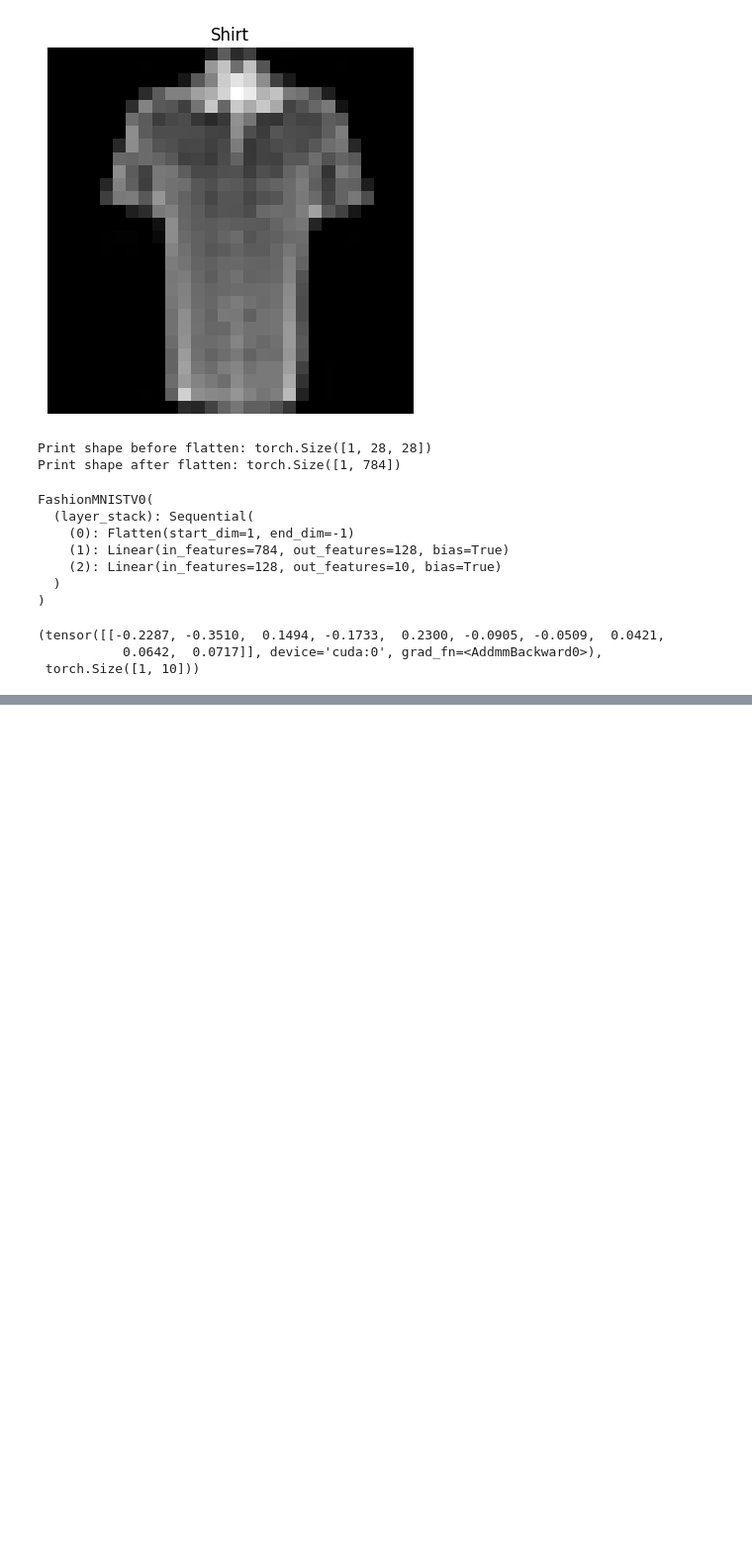
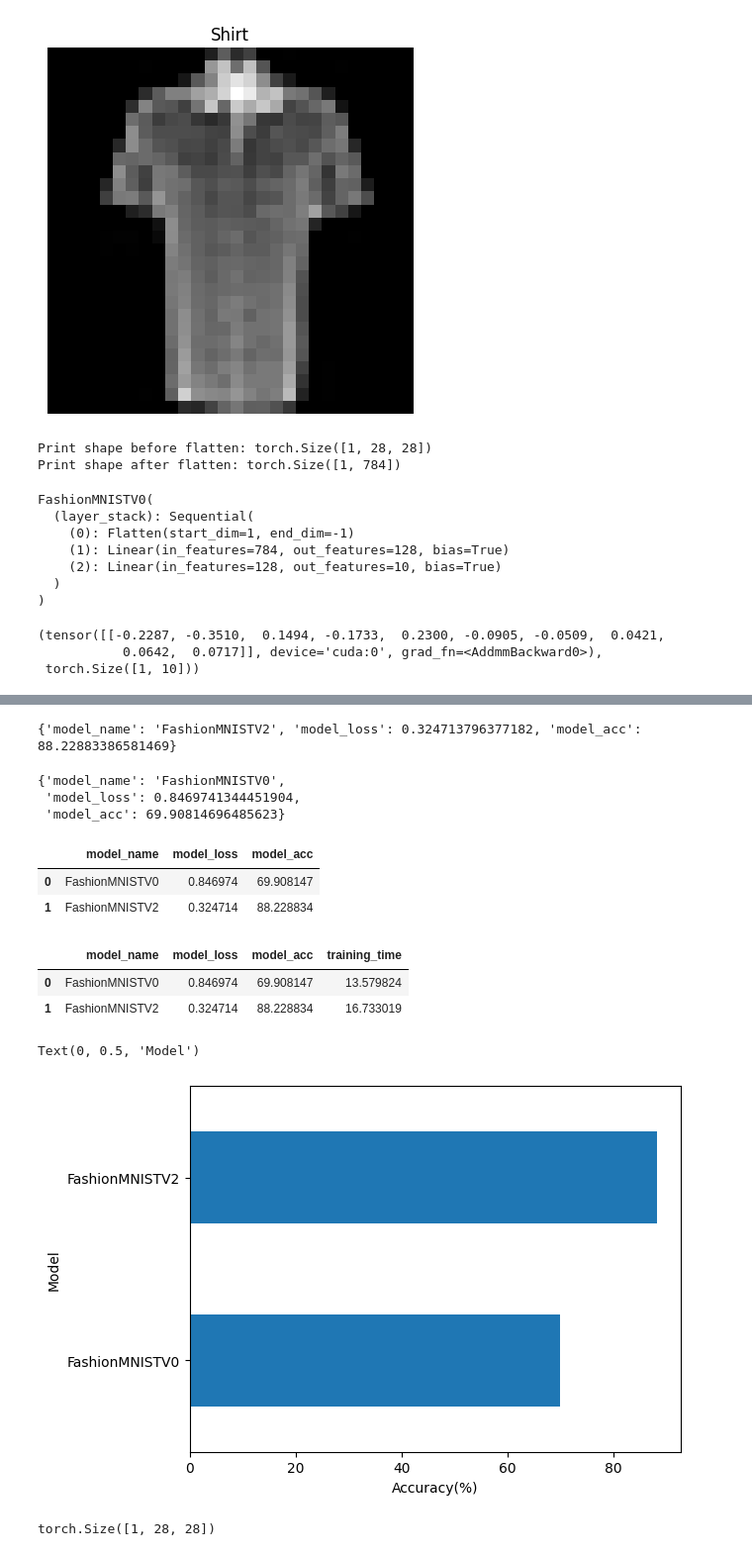
Before and after one commit to kvnptl/pytorch-practice, a Jupyter notebook: 03_pytorch_computer_vision.ipynb, the cells around one changed output, grey strips where cells are left out. Shown at 99% size. Cells and saved outputs as stored; diff of their text form; code cells hidden in the pictures; blank space fills up the shorter version.

```diff
--- a/03_pytorch_computer_vision.ipynb
+++ b/03_pytorch_computer_vision.ipynb
@@ -373,0 +571,8 @@ print(model_0_results)
+# %%
+# loss and optimizer
+from helper_functions import accuracy_fn
+
+loss_fn = nn.CrossEntropyLoss()
+
+optimizer = torch.optim.SGD(params=model_2.parameters(),
+                            lr=0.1)
@@ -373,0 +620,43 @@ print(model_0_results)
+# %%
+model_2_results = eval_model(model=model_2,
+                             dataloader=test_dataloader,
+                             loss_fn=loss_fn,
+                             accuracy_fn=accuracy_fn)
+print(model_2_results)
+# %% [output]
+{'model_name': 'FashionMNISTV2', 'model_loss': 0.324713796377182, 'model_acc': 88.22883386581469}
+# %%
+model_0_results
+# %% [output]
+{'model_name': 'FashionMNISTV0',
+ 'model_loss': 0.8469741344451904,
+ 'model_acc': 69.90814696485623}
+# %%
+# Compare results
+
+import pandas as pd
+
+compare_results = pd.DataFrame([model_0_results,
+                                model_2_results])
+compare_results
+# %% [output]
+|  | model_name | model_loss | model_acc |
+| 0 | FashionMNISTV0 | 0.846974 | 69.908147 |
+| 1 | FashionMNISTV2 | 0.324714 | 88.228834 |
+# %%
+# Add training time
+compare_results["training_time"] = [total_train_time_model_0,
+                                    total_train_time_model_2]
+compare_results
+# %% [output]
+|  | model_name | model_loss | model_acc | training_time |
+| 0 | FashionMNISTV0 | 0.846974 | 69.908147 | 13.579824 |
+| 1 | FashionMNISTV2 | 0.324714 | 88.228834 | 16.733019 |
+# %%
+# Visualize model results
+compare_results.set_index("model_name")["model_acc"].plot(kind="barh")
+plt.xlabel("Accuracy(%)")
+plt.ylabel("Model")
+# %% [output]
+Text(0, 0.5, 'Model')
+[figure, added]
@@ -373,0 +688,14 @@ print(model_0_results)
+# %%
+import random
+random.seed(42)
+
+test_samples = []
+test_labels = []
+for sample, label in random.sample(list(test_data), k=9):
+    test_samples.append(sample)
+    test_labels.append(label)
+
+# View the first sample shape
+test_samples[0].shape
+# %% [output]
+torch.Size([1, 28, 28])
```
Also changed, not shown: parts of 31 cells of this notebook, 1 other file.
